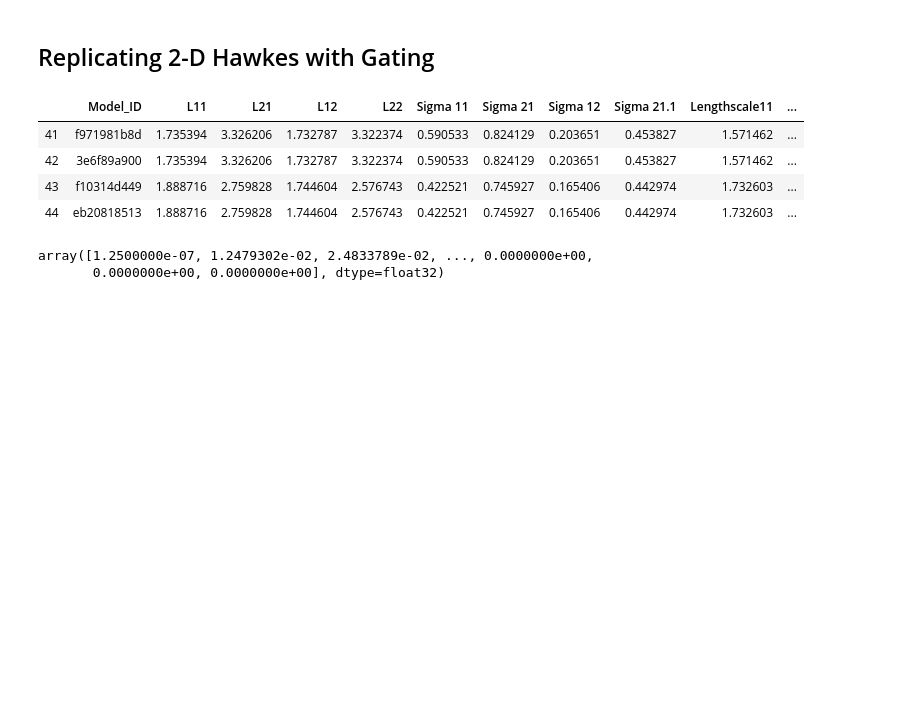
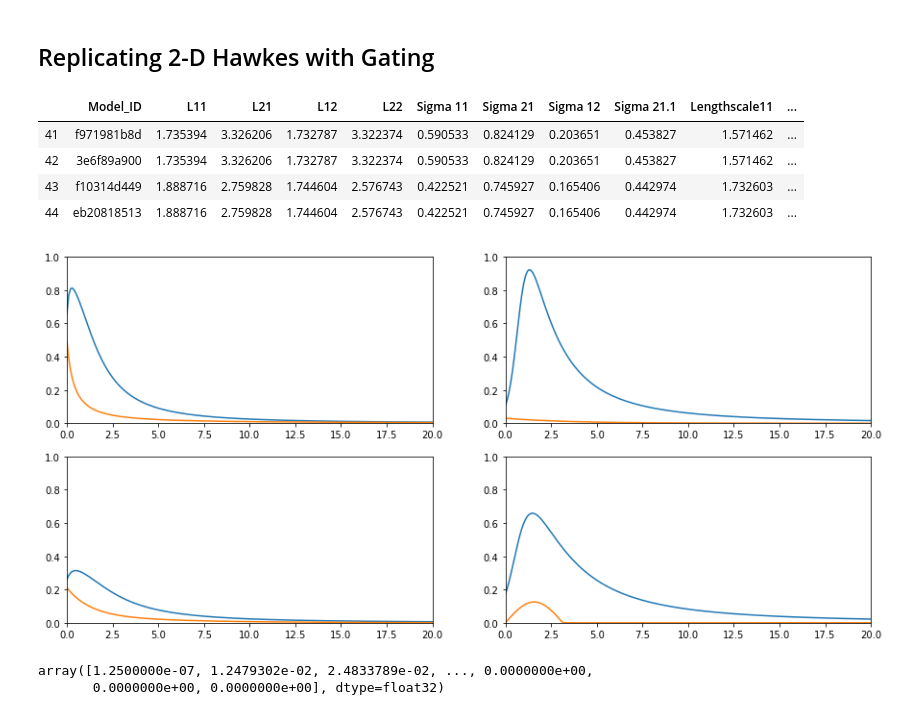
Before and after one commit to yamacisik/gated_kernel_tpp, a Jupyter notebook: kernel_fuctions_experiments.ipynb, the cells around one changed output. Drawn from its saved outputs; the diff is of its cells as text; code cells hidden in the pictures; blank space fills up the shorter version.

```diff
--- a/kernel_fuctions_experiments.ipynb
+++ b/kernel_fuctions_experiments.ipynb
@@ -669,35 +669,37 @@ ss = params.loc[params.Model_ID ==model_id].values[0][13:17]
 
 def magic_kernel_2(x, sigma=1, lengthscale=5, l = 1.0,s=1.0):
     d = x
-    k1 = 1 + torch.tanh((d - l + 1) / s)
+    k1 = 1 + torch.tanh((d - l + 2) / s)
     alpha = 1
     k2 =  (1 + (d ** 2) / (alpha * lengthscale ** 2)) ** (-alpha)
 
 #     k2 = torch.exp(-(d) / lengthscale)
 
     return sigma*k1*k2
 
 
 t =torch.arange(0,200,0.1)+0.000001
 
 
 fig, axes = plt.subplots(2, 2,figsize=(15,7))
 axes = axes.flatten()
 for i in range(len(axes)):
 
     values = magic_kernel_2(t,sigma = sigmas[i], lengthscale = lengtscales[i], s = ss[i],l = ls[i])
 #     values = (values - values.min())/(values.max()-values.min())
     real_values = triggering_kernel(t,i)
 #     real_values = (real_values - real_values.min())/(real_values.max()-real_values.min())
 
     axes[i].plot(t,values)
     axes[i].plot(t,real_values)
     axes[i].set_xlim(0, 20)
     axes[i].set_ylim(0, 1)
 # axes[0].set_xlim(0, 10)
 # axes[1].set_ylim(0, 0.2)
 # axes[2].set_xlim(0, 10)
 # axes[3].set_ylim(0, 0.3)
+# %% [output]
+[figure, added]
 # %%
 real_values
 # %% [output]
```
Also changed, not shown: 1 other file.
